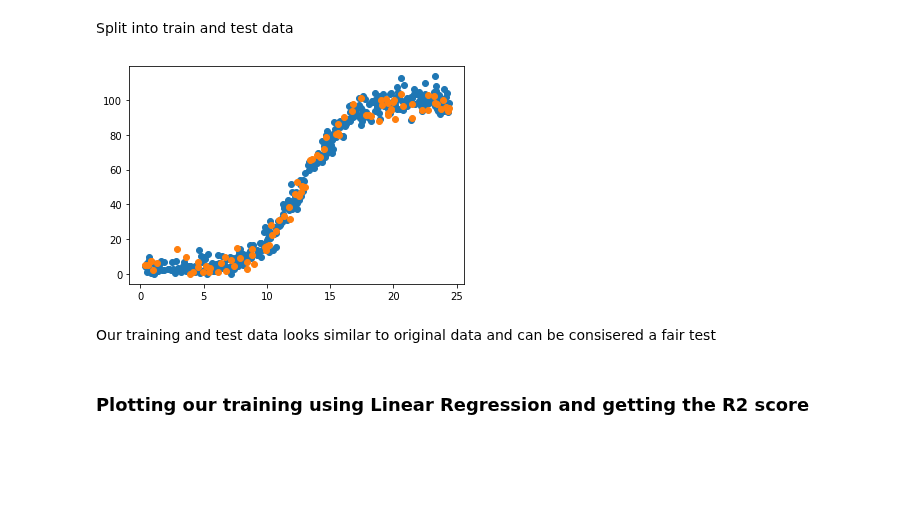
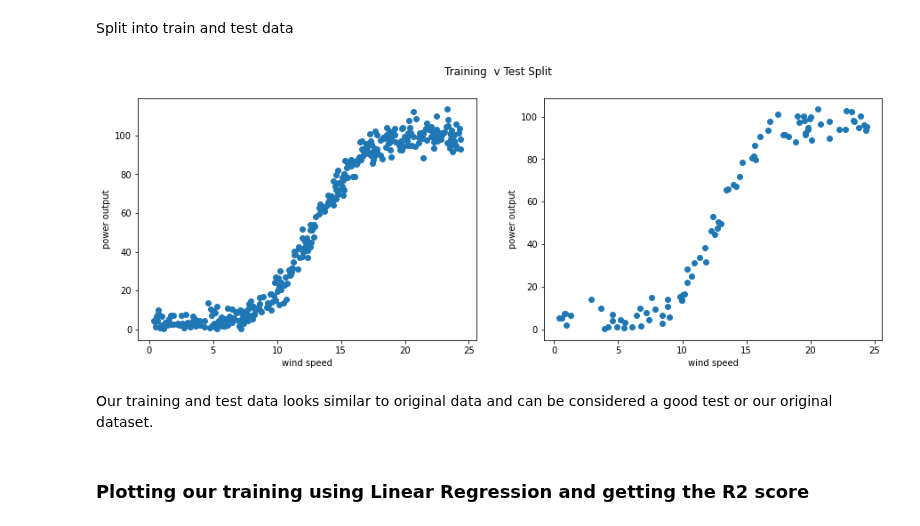
Before and after one commit to brendantipp/sem2_fun_data_analysis_project, a Jupyter notebook: linear_regression.ipynb, the cells around one changed output. Saved outputs shown, nothing was run; the diff lists cells and outputs as text; code cells hidden in the pictures; blank space fills up the shorter version.

Commit message:
udpated train test graph title

```diff
--- a/linear_regression.ipynb
+++ b/linear_regression.ipynb
@@ -291,25 +293,34 @@ Split into train and test data
 # %%
 # adapted and thanks to from https://realpython.com/train-test-split-python-data/#application-of-train_test_split
 
 from sklearn.linear_model import LinearRegression
 from sklearn.model_selection import train_test_split
 
 x = df['speed']
 y = df['power']
 
 speed_train, speed_test, power_train, power_test = train_test_split(x, y, test_size=0.2, random_state=0) #20% FOR TESTING
 
 
 #plt.scatter(train_speed,train_power);
 #plt.scatter(x,y);
 #plt.scatter(x_test,y_test);
 #DISPLAY THE TRAINING DATA
-plt.scatter(speed_train,power_train);
-plt.scatter(speed_test,power_test);
+#plt.scatter(speed_train,power_train);
+#plt.scatter(speed_test,power_test);
+
+fig, (ax1, ax2) = plt.subplots(1, 2,figsize=(15,5))
+fig.suptitle('Training  v Test Split')
+ax1.set_xlabel('wind speed')# give it an x label
+ax1.set_ylabel('power output')# give it an x label
+ax2.set_xlabel('wind speed')# give it an x label
+ax2.set_ylabel('power output')# give it an x label
+ax1.scatter(speed_train,power_train);
+ax2.scatter(speed_test,power_test);
 # %% [output]
-[figure, old version]
+[figure, new version]
 # %% [markdown]
-Our training and test data looks similar to original data and can be consisered a fair test
+Our training and test data looks similar to original data and can be considered a good test or our original dataset.
 # %% [markdown]
 ### Plotting our training using Linear Regression and getting the R2 score
 # %%
```
Also changed, not shown: parts of 4 cells of this notebook.
